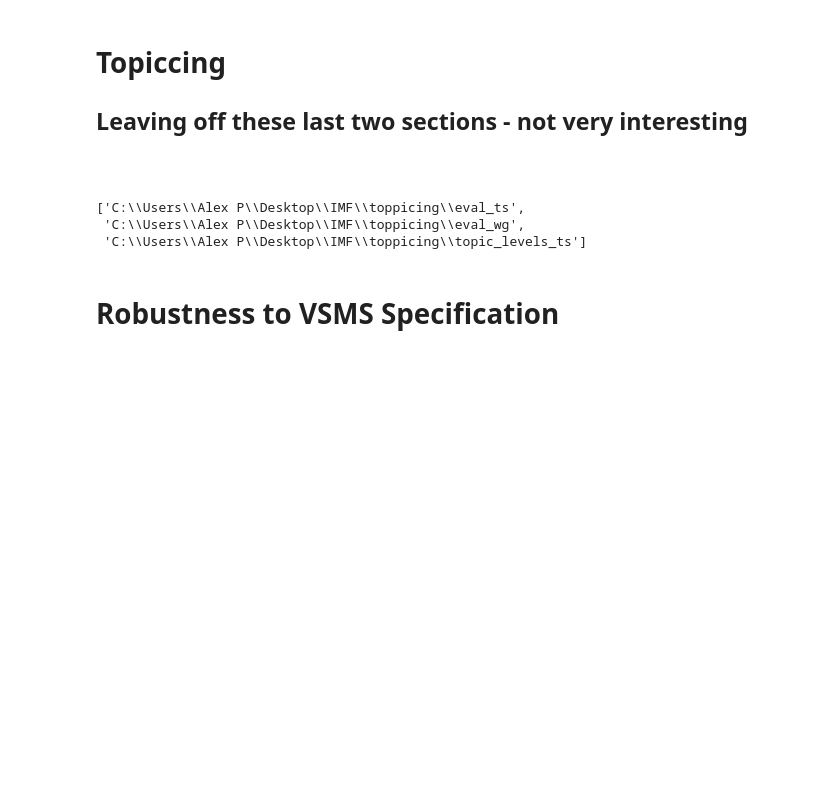
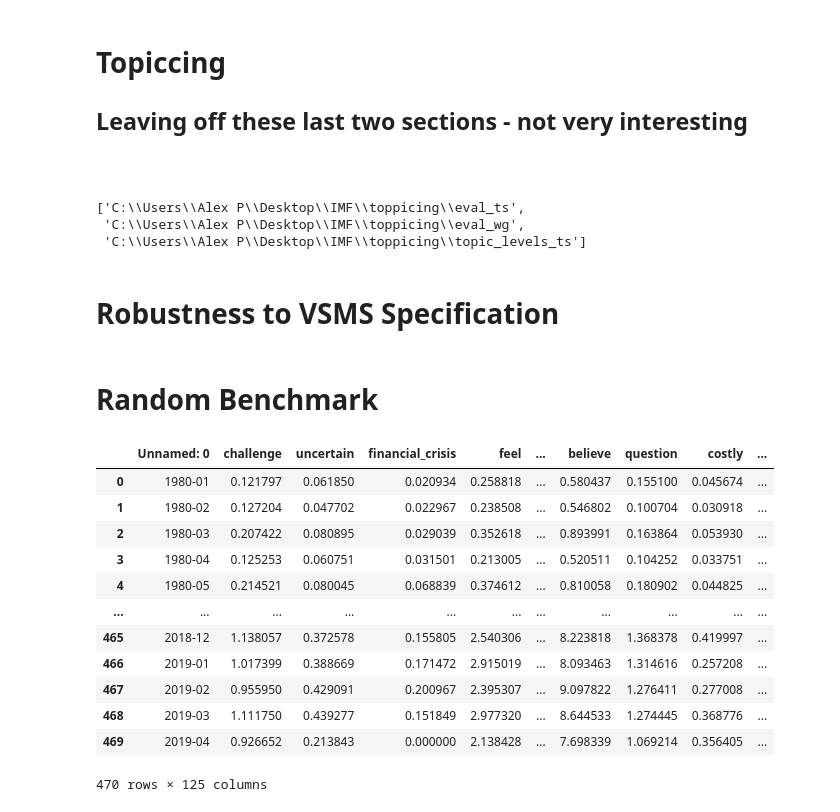
Before and after one commit to johnsonice/IMF_VE_News, a Jupyter notebook: Table 4 - F2 Scores for Specific Sentiment - Cross Countries.ipynb, the cells around one changed output. Cells and saved outputs as stored; diff of their text form; code cells hidden in the pictures; blank space fills up the shorter version.

Commit message:
Update for random benchmark test

```diff
--- a/Table 4 - F2 Scores for Specific Sentiment - Cross Countries.ipynb
+++ b/Table 4 - F2 Scores for Specific Sentiment - Cross Countries.ipynb
@@ -1022,3 +1065,5 @@ print("\nToppicing exclusion eval\n\t", toppicing_exclusion_folds)
 # Toppicing locus html graphs
 topic_locus_graphs_folds = glob.glob(topic_locus_graphs_ff)
 print("\nToppicing locus graphs\n\t", topic_locus_graphs_folds)
+# %% [markdown]
+# Random Benchmark
@@ -1024,0 +1111,17 @@ print("\nToppicing locus graphs\n\t", topic_locus_graphs_folds)
+# %%
+flds = glob.glob('C:\\Users\\Alex P\\Desktop\\IMF\\country_id_compare\\time_series\\Min1_ReinhartRogoffAll\*')
+pd.read_csv(flds[0])
+# %% [output]
+|  | Unnamed: 0 | challenge | uncertain | financial_crisis | feel | ... | believe | question | costly | ... |
+| 0 | 1980-01 | 0.121797 | 0.061850 | 0.020934 | 0.258818 | ... | 0.580437 | 0.155100 | 0.045674 | ... |
+| 1 | 1980-02 | 0.127204 | 0.047702 | 0.022967 | 0.238508 | ... | 0.546802 | 0.100704 | 0.030918 | ... |
+| 2 | 1980-03 | 0.207422 | 0.080895 | 0.029039 | 0.352618 | ... | 0.893991 | 0.163864 | 0.053930 | ... |
+| 3 | 1980-04 | 0.125253 | 0.060751 | 0.031501 | 0.213005 | ... | 0.520511 | 0.104252 | 0.033751 | ... |
+| 4 | 1980-05 | 0.214521 | 0.080045 | 0.068839 | 0.374612 | ... | 0.810058 | 0.180902 | 0.044825 | ... |
+| ... | ... | ... | ... | ... | ... | ... | ... | ... | ... | ... |
+| 465 | 2018-12 | 1.138057 | 0.372578 | 0.155805 | 2.540306 | ... | 8.223818 | 1.368378 | 0.419997 | ... |
+| 466 | 2019-01 | 1.017399 | 0.388669 | 0.171472 | 2.915019 | ... | 8.093463 | 1.314616 | 0.257208 | ... |
+| 467 | 2019-02 | 0.955950 | 0.429091 | 0.200967 | 2.395307 | ... | 9.097822 | 1.276411 | 0.277008 | ... |
+| 468 | 2019-03 | 1.111750 | 0.439277 | 0.151849 | 2.977320 | ... | 8.644533 | 1.274445 | 0.368776 | ... |
+| 469 | 2019-04 | 0.926652 | 0.213843 | 0.000000 | 2.138428 | ... | 7.698339 | 1.069214 | 0.356405 | ... |
+470 rows × 125 columns
```
Also changed, not shown: parts of 6 cells of this notebook, 1 other file.
